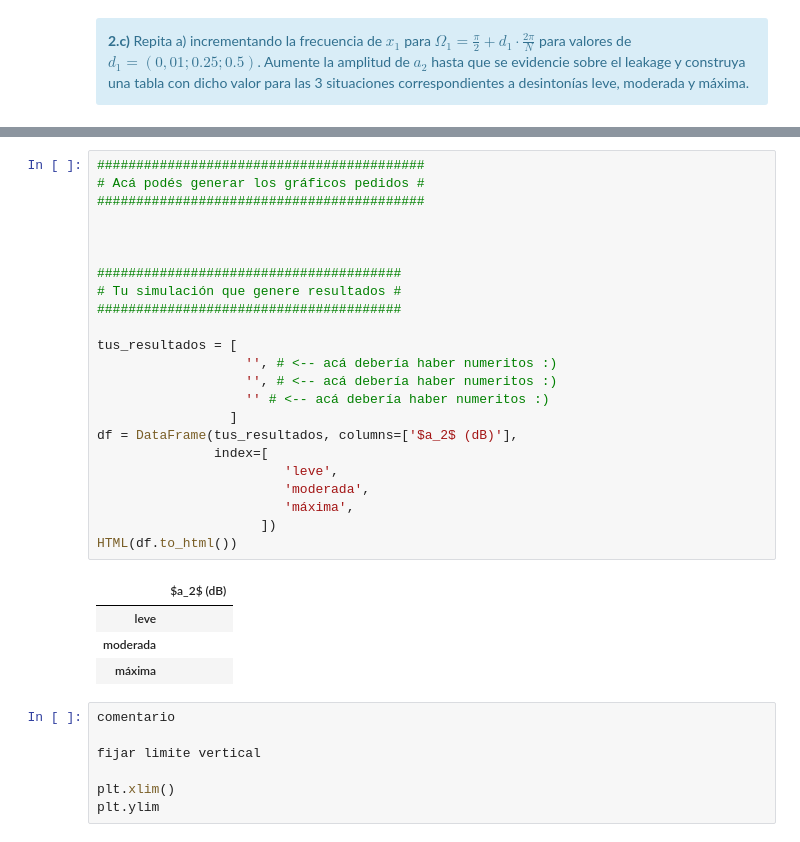
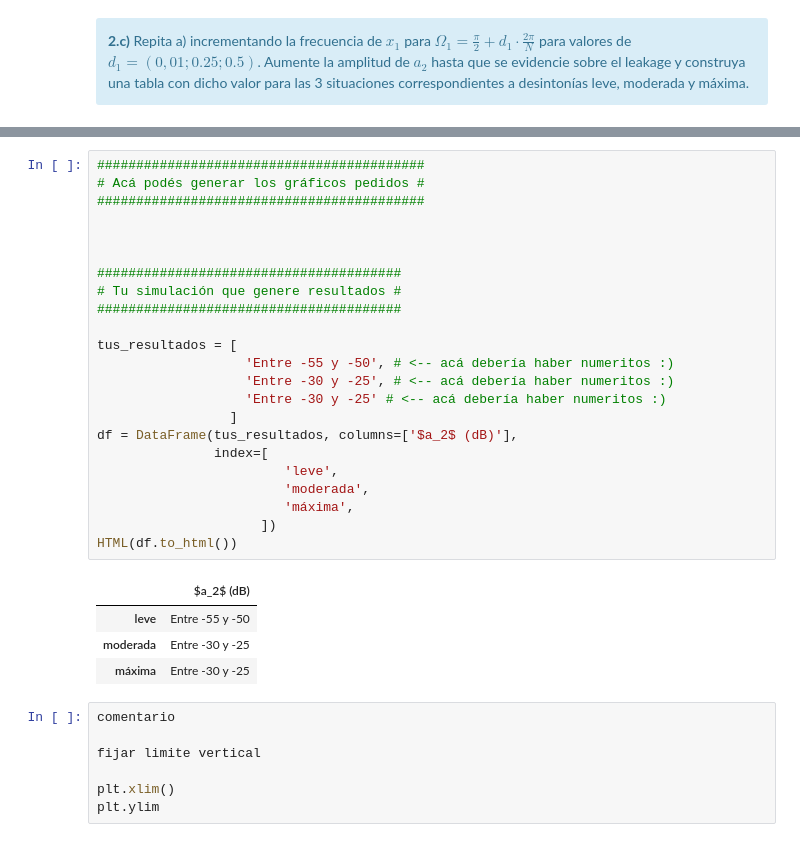
Before and after one commit to jbl95/pds-trabajosPracticos, a Jupyter notebook: TP2 - Ventanas.ipynb, the cells around one changed output, grey strips where cells are left out. Drawn from its saved outputs; the diff is of its cells as text.

```diff
--- a/TP2 - Ventanas.ipynb
+++ b/TP2 - Ventanas.ipynb
@@ -403,31 +489,31 @@ Al cuantizar se mueve el piso de cuantizacion (hacia arriba), depende del ruido
 # %%
 ##########################################
 # Acá podés generar los gráficos pedidos #
 ##########################################
 
 
 
 #######################################
 # Tu simulación que genere resultados #
 #######################################
 
 tus_resultados = [
-                   '', # <-- acá debería haber numeritos :)
-                   '', # <-- acá debería haber numeritos :)
-                   '' # <-- acá debería haber numeritos :)
+                   'Entre -55 y -50', # <-- acá debería haber numeritos :)
+                   'Entre -30 y -25', # <-- acá debería haber numeritos :)
+                   'Entre -30 y -25' # <-- acá debería haber numeritos :)
                  ]
 df = DataFrame(tus_resultados, columns=['$a_2$ (dB)'],
                index=[
                         'leve',
                         'moderada',
                         'máxima',
                      ])
 HTML(df.to_html())
 # %% [output]
 |  | $a_2$ (dB) |
-| leve |  |
-| moderada |  |
-| máxima |  |
+| leve | Entre -55 y -50 |
+| moderada | Entre -30 y -25 |
+| máxima | Entre -30 y -25 |
 # %%
 comentario
 
```
Also changed, not shown: parts of 18 cells of this notebook.
